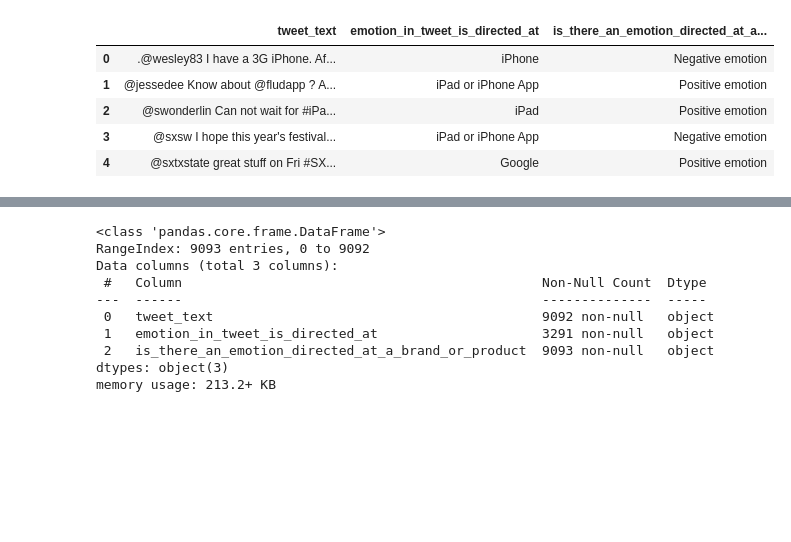
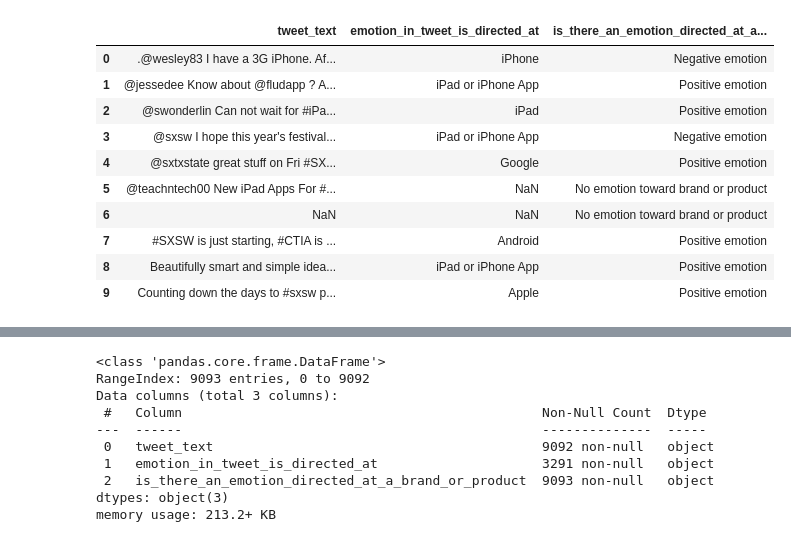
Before and after one commit to alliwar/apple_sentiment_analysis, a Jupyter notebook: alli.ipynb, the cells around one changed output, grey strips where cells are left out. Drawn from its saved outputs; the diff is of its cells as text; code cells hidden in the pictures; blank space fills up the shorter version.

```diff
--- a/alli.ipynb
+++ b/alli.ipynb
@@ -7,11 +7,16 @@ import matplotlib as plt
 # reading in csv
 df = pd.read_csv('data/judge-1377884607_tweet_product_company.csv', encoding='ISO-8859-1')
 # %%
-df.head()
+df.head(10)
 # %% [output]
 |  | tweet_text | emotion_in_tweet_is_directed_at | is_there_an_emotion_directed_at_a... |
 | 0 | .@wesley83 I have a 3G iPhone. Af... | iPhone | Negative emotion |
 | 1 | @jessedee Know about @fludapp ? A... | iPad or iPhone App | Positive emotion |
 | 2 | @swonderlin Can not wait for #iPa... | iPad | Positive emotion |
 | 3 | @sxsw I hope this year's festival... | iPad or iPhone App | Negative emotion |
 | 4 | @sxtxstate great stuff on Fri #SX... | Google | Positive emotion |
+| 5 | @teachntech00 New iPad Apps For #... | NaN | No emotion toward brand or product |
+| 6 | NaN | NaN | No emotion toward brand or product |
+| 7 | #SXSW is just starting, #CTIA is ... | Android | Positive emotion |
+| 8 | Beautifully smart and simple idea... | iPad or iPhone App | Positive emotion |
+| 9 | Counting down the days to #sxsw p... | Apple | Positive emotion |
```
Also changed, not shown: parts of 32 cells of this notebook.
